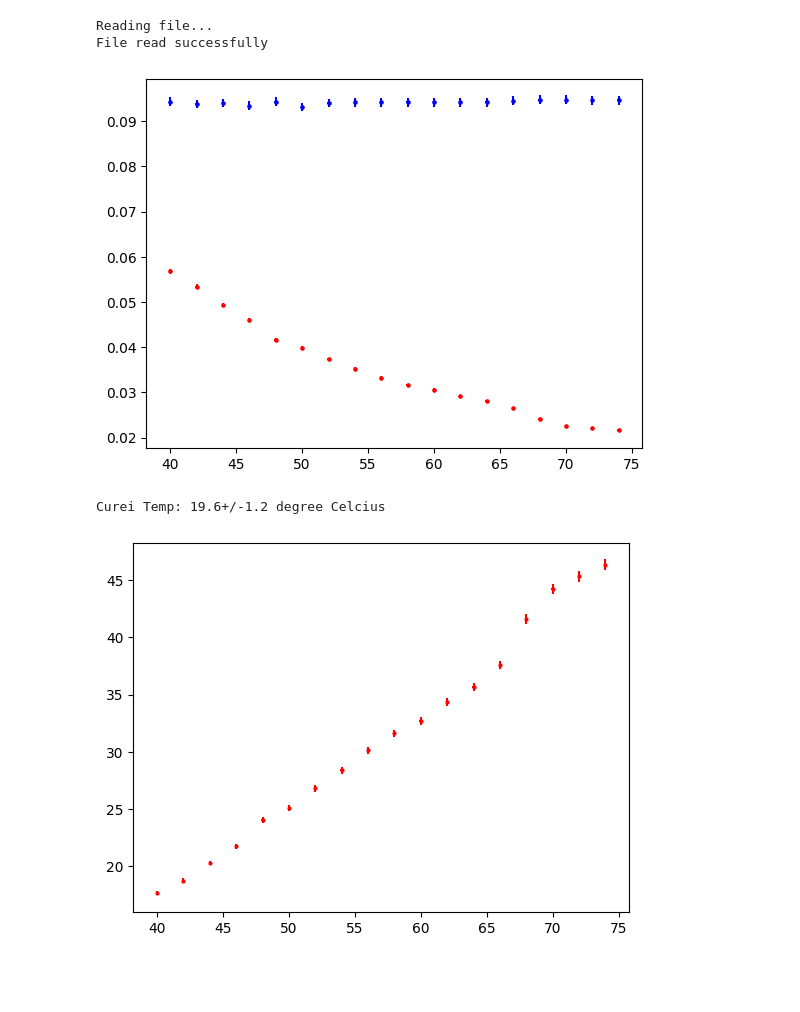
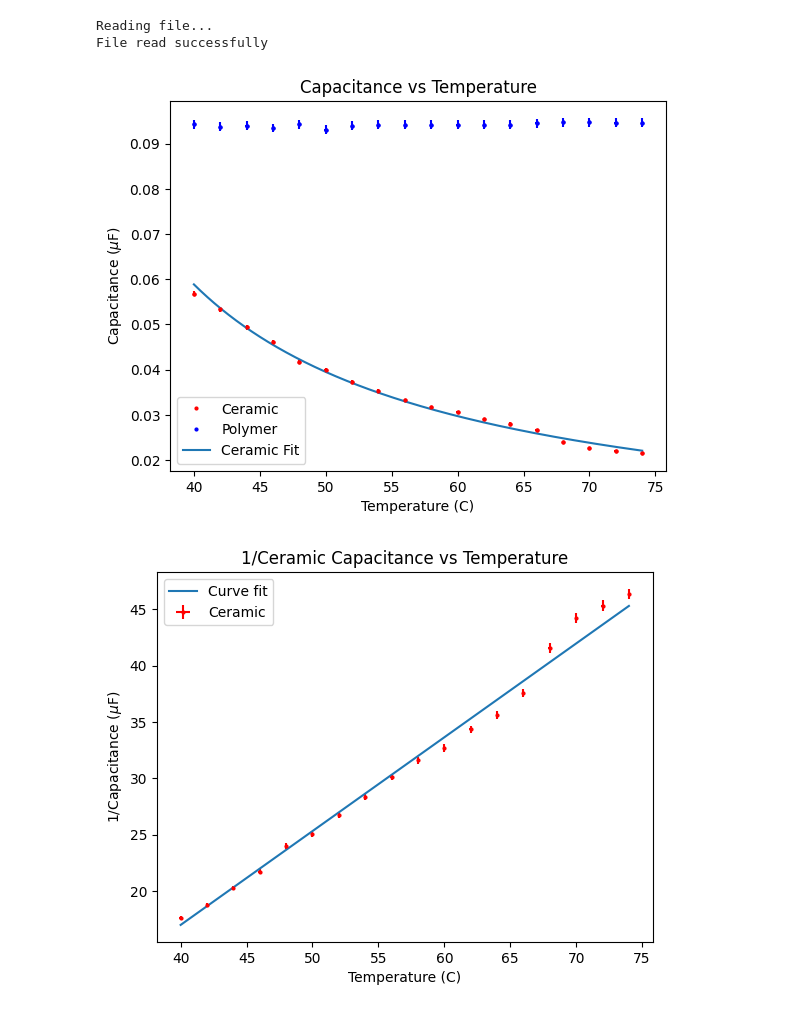
Before and after one commit to peterstarr08/physics_lab_iv, a Jupyter notebook: curie_weiss_law/analysis.ipynb, the cells around one changed output. Cells and saved outputs as stored; diff of their text form; code cells hidden in the pictures; blank space fills up the shorter version.

Commit message:
added complete analysis for Curie's Law

```diff
--- a/curie_weiss_law/analysis.ipynb
+++ b/curie_weiss_law/analysis.ipynb
@@ -38,13 +38,13 @@ VrPolymer = df['Vr.P']
 # %%
 tempData = unumpy.uarray((tempData), lcTemp)
 
-VcCeramic = unumpy.uarray(VcCeramic, lcVoltage)
-VrCeramic = unumpy.uarray(VrCeramic, lcVoltage)
-VcPolymer = unumpy.uarray(VcPolymer, lcVoltage)
-VrPolymer = unumpy.uarray(VrPolymer, lcVoltage)
+VcCeramic = unumpy.uarray(VcCeramic, lcVoltage)/1000
+VrCeramic = unumpy.uarray(VrCeramic, lcVoltage)/1000
+VcPolymer = unumpy.uarray(VcPolymer, lcVoltage)/1000
+VrPolymer = unumpy.uarray(VrPolymer, lcVoltage)/1000
 # %%
 ZCeramic = VcCeramic/VrCeramic*resistance
 ZPolymer = VcPolymer/VrPolymer*resistance
 
-CCeramic = 1/(2*np.pi*signalFrequenecy*resistance*(VcCeramic/VrCeramic))
-CPolymer = 1/(2*np.pi*signalFrequenecy*resistance*(VcPolymer/VrPolymer))
+CCeramic = 1/(2*np.pi*signalFrequenecy*resistance*(VcCeramic/VrCeramic))*1e6
+CPolymer = 1/(2*np.pi*signalFrequenecy*resistance*(VcPolymer/VrPolymer))*1e6
@@ -51,25 +59,29 @@ CPolymer = 1/(2*np.pi*signalFrequenecy*resistance*(VcPolymer/VrPolymer))
 # %%
+xSamples = np.linspace(tempData[0].n, tempData[-1].n, 1000)
+capacitance = 1/(slope.n*xSamples+intercept.n)
+
+
 plt.plot(unumpy.nominal_values(tempData), unumpy.nominal_values(CCeramic), 'ro', label='Ceramic',  markersize='2')
+plt.xlabel('Temperature (C)')
+plt.ylabel(r'Capacitance ($\mu$F)')
 plt.errorbar(unumpy.nominal_values(tempData), unumpy.nominal_values(CCeramic), yerr=unumpy.std_devs(CCeramic),xerr=unumpy.std_devs(tempData) ,fmt='ro', markersize='2')
 plt.plot(unumpy.nominal_values(tempData), unumpy.nominal_values(CPolymer), 'bo', label='Polymer',  markersize='2')
 plt.errorbar(unumpy.nominal_values(tempData), unumpy.nominal_values(CPolymer), yerr=unumpy.std_devs(CPolymer),xerr=unumpy.std_devs(tempData) ,fmt='bo', markersize='2')
+plt.plot(xSamples, capacitance, label='Ceramic Fit')
+plt.legend()
+
+
+plt.title('Capacitance vs Temperature')
 plt.show()
 # %% [output]
-[figure, old version]
+[figure, new version]
-# %%
-
-myData = odr.RealData(unumpy.nominal_values(tempData), unumpy.nominal_values(1/CCeramic), sx = unumpy.std_devs(tempData), sy = unumpy.std_devs(1/CCeramic))
-myodr = odr.ODR(myData, odr.unilinear)
-myoutput = myodr.run()
-slope, intercept = [ufloat(beta, sd) for beta, sd in zip(myoutput.beta, myoutput.sd_beta)]
-
-curies_temp = -1*intercept/slope
-
-print(f"Curei Temp: {curies_temp} degree Celcius")
-# %% [output]
-Curei Temp: 19.6+/-1.2 degree Celcius
 # %%
 plt.errorbar(unumpy.nominal_values(tempData), unumpy.nominal_values(1/CCeramic), yerr=unumpy.std_devs(1/CCeramic),xerr=unumpy.std_devs(tempData) ,fmt='ro', label='Ceramic', markersize='2')
+plt.xlabel('Temperature (C)')
+plt.ylabel(r'1/Capacitance ($\mu$F)')
+plt.plot(xSamples, slope.n*xSamples + intercept.n, label='Curve fit')
+plt.legend()
+plt.title('1/Ceramic Capacitance vs Temperature')
 plt.show()
 # %% [output]
-[figure, old version]
+[figure, new version]
```
Also changed, not shown: parts of 2 cells of this notebook.
